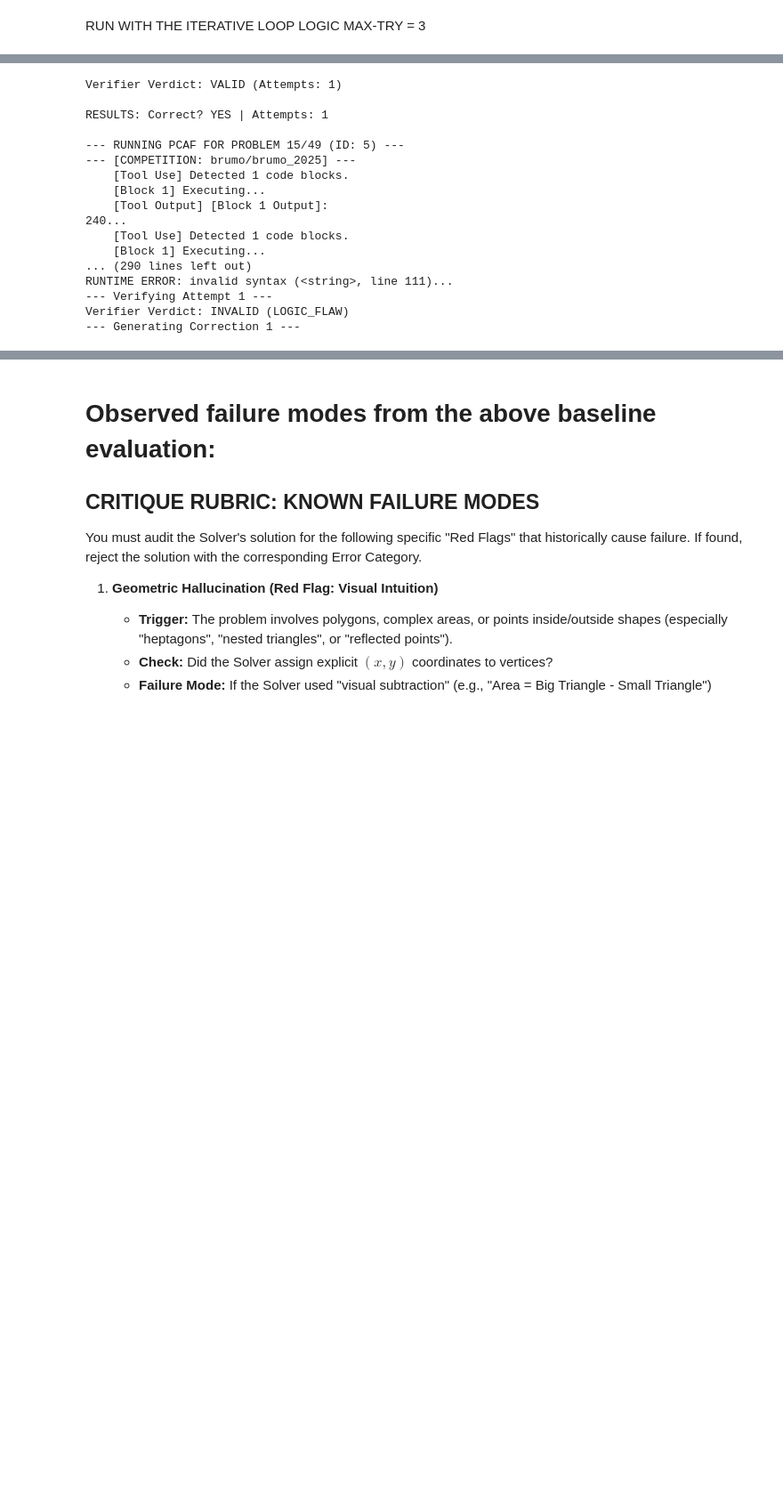
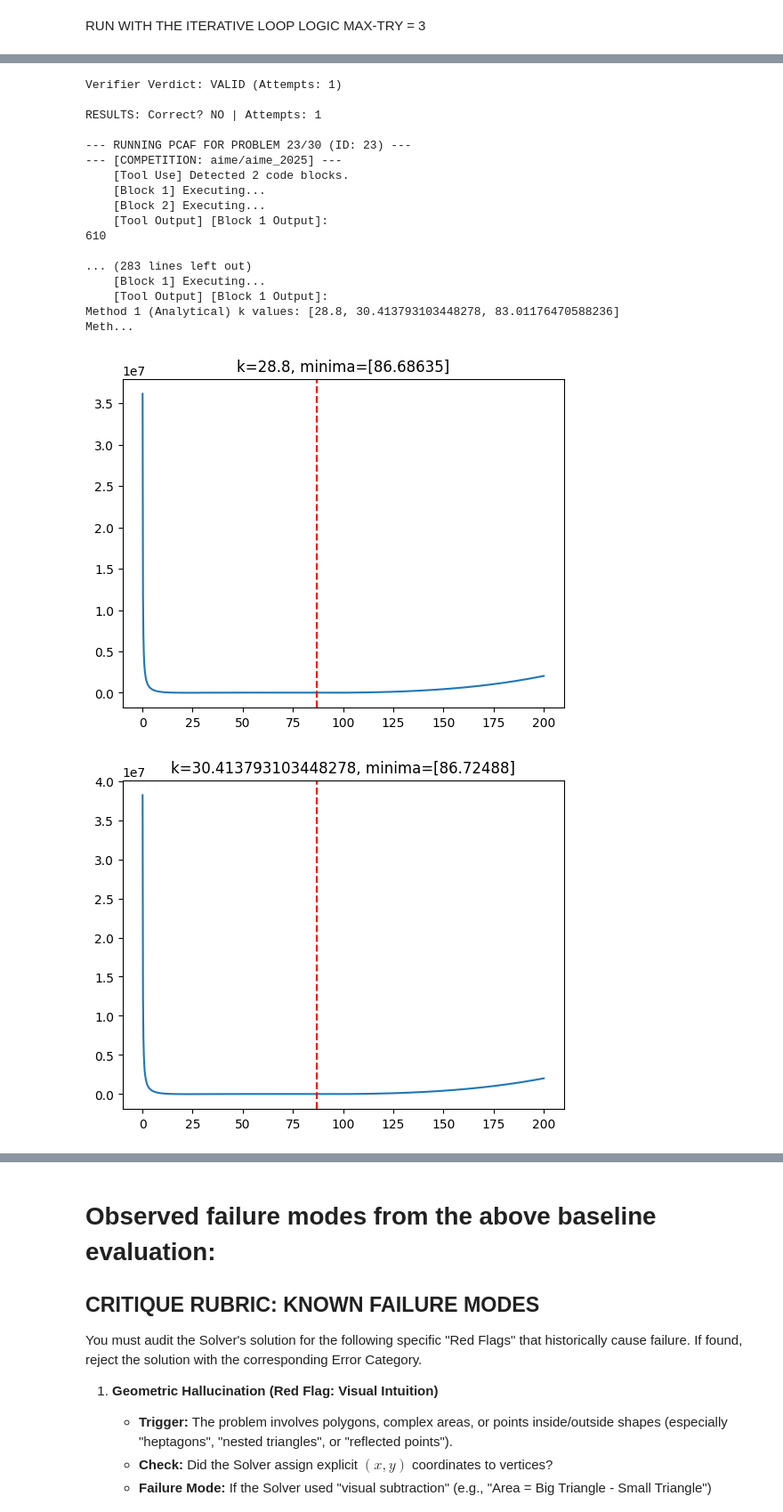
Before and after one commit to au-nlp/project-milestone-p2-group7, a Jupyter notebook: main.ipynb, the cells around one changed output, grey strips where cells are left out. Shown at 89% size. Drawn from its saved outputs; the diff is of its cells as text; code cells hidden in the pictures; blank space fills up the shorter version.

```diff
--- a/main.ipynb
+++ b/main.ipynb
@@ -917,11 +951,11 @@ RUN WITH THE ITERATIVE LOOP LOGIC MAX-TRY = 3
 # --- START PCAF EVALUATION ---
 
 # 1. Select the first 30 problems from the loaded DataFrame 'df'
-test_subset = df.iloc[90:].copy()
+test_subset = df.iloc[0:30].copy()
 pcaf_results = []
 
 print("=======================================================")
-print(f"STARTING PCAF TEST ON Batch 3 {len(test_subset)} PROBLEMS (N=3 ITERATIONS MAX)")
+print(f"STARTING PCAF TEST ON Batch 1 {len(test_subset)} PROBLEMS (N=3 ITERATIONS MAX)")
 print("=======================================================")
 
 # 2. Loop over the test subset
@@ -932,7 +966,7 @@ for index, row in test_subset.iterrows():
     problem_competition = row['competition']
     ground_truth = str(row['answer'])
 
-    print(f"\n--- RUNNING PCAF FOR PROBLEM {index + 1 - 90}/{len(test_subset)} (ID: {problem_id}) ---")
+    print(f"\n--- RUNNING PCAF FOR PROBLEM {index + 1}/{len(test_subset)} (ID: {problem_id}) ---")
     print(f"--- [COMPETITION: {problem_competition}] ---")  # <--- PRINT COMPETITION NAME HERE
 
     # 3. Call the main PCAF loop function
@@ -979,7 +1013,7 @@ print("\nNEXT 30 PCAF Results Summary (including full history):")
 print(pcaf_results_df[['problem_idx', 'problem_competition' ,'is_correct', 'attempts_used', 'pcaf_answer']])
 
 # Save the results to a CSV file for documentation
-pcaf_results_df.to_csv('fannar_pcaf_test_results_last_3_comps.csv', index=False)
+pcaf_results_df.to_csv('fannar_pcaf_test_results_aime_final_2.csv', index=False)
 print("\nDetailed results saved to fannar_pcaf_30_test_results_detailed.csv")
 # %% [output]
 =======================================================
@@ -1033,18 +1088,20 @@ Number of concyclic m on |m|=5: 1
 --- Verifying Attempt 1 ---
 Verifier Verdict: VALID (Attempts: 1)
 
-RESULTS: Correct? YES | Attempts: 1
+RESULTS: Correct? NO | Attempts: 1
 
---- RUNNING PCAF FOR PROBLEM 15/49 (ID: 5) ---
---- [COMPETITION: brumo/brumo_2025] ---
-    [Tool Use] Detected 1 code blocks.
+--- RUNNING PCAF FOR PROBLEM 23/30 (ID: 23) ---
+--- [COMPETITION: aime/aime_2025] ---
+    [Tool Use] Detected 2 code blocks.
+    [Block 1] Executing...
+    [Block 2] Executing...
+    [Tool Output] [Block 1 Output]:
+610
+
+... (283 lines left out)
     [Block 1] Executing...
     [Tool Output] [Block 1 Output]:
-240...
-    [Tool Use] Detected 1 code blocks.
-    [Block 1] Executing...
-... (290 lines left out)
-RUNTIME ERROR: invalid syntax (<string>, line 111)...
---- Verifying Attempt 1 ---
-Verifier Verdict: INVALID (LOGIC_FLAW)
---- Generating Correction 1 ---
+Method 1 (Analytical) k values: [28.8, 30.413793103448278, 83.01176470588236]
+Meth...
+[figure, new version]
+[figure, new version]
```
Also changed, not shown: parts of 4 cells of this notebook, 2 other files.
